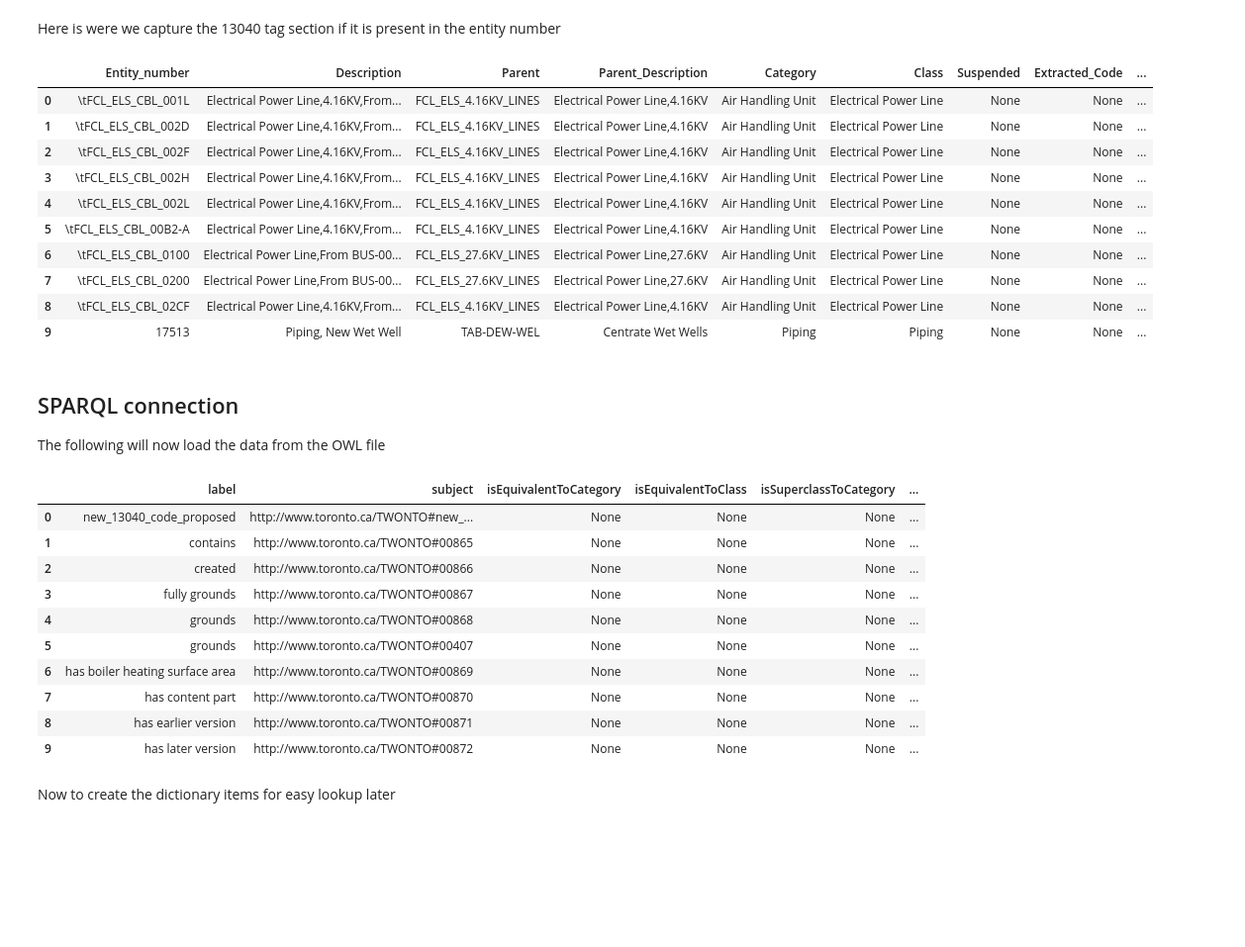
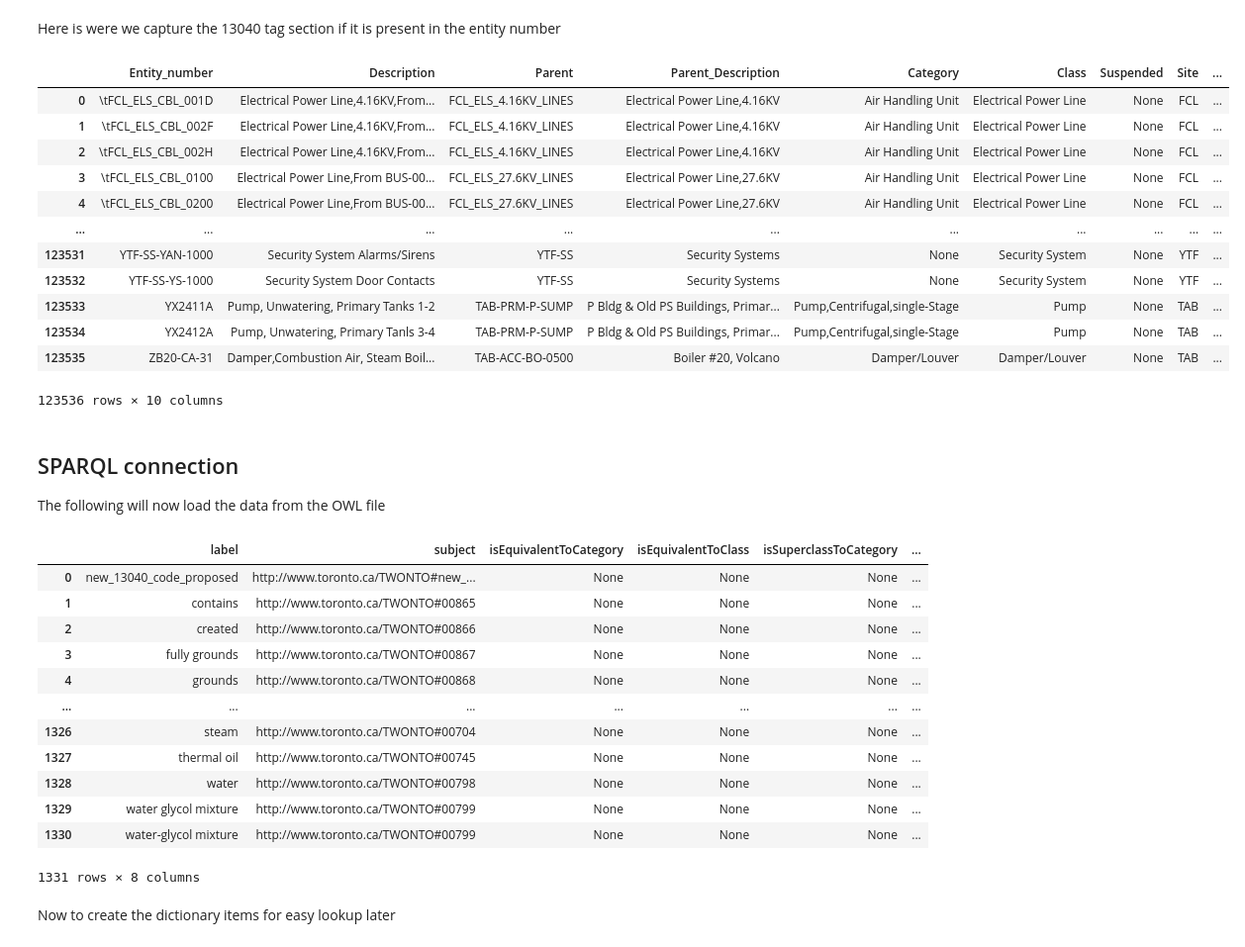
Before and after one commit to TW-ASMP/TWONTO, a Jupyter notebook: Avantis Mapping/Avantis Mapping Instructions.ipynb, the cells around one changed output. Shown at 99% size. Drawn from its saved outputs; the diff is of its cells as text; code cells hidden in the pictures; blank space fills up the shorter version.

```diff
--- a/Avantis Mapping/Avantis Mapping Instructions.ipynb
+++ b/Avantis Mapping/Avantis Mapping Instructions.ipynb
@@ -60,32 +62,34 @@ Here is were we capture the 13040 tag section if it is present in the entity num
 # %%
 import re
 
 df_13040 = pd.read_excel('13040 Codes.xlsx', sheet_name='Append1')
 dict_13040 = dict(zip(df_13040['CODE'], df_13040['DESCRIPTION']))
 
 def extract_code(entity):
     # Use regex to match the third group between dashes
     match = re.match(r'^[^-]+-[^-]+-([^-]+)-[^-]+$', str(entity))
     return match.group(1) if match else None
 
 def code_in_dict(code):
     return code if code in dict_13040 else None
 
 df['Extracted_Code'] = df['Entity_number'].apply(extract_code)
 df['Matched_Code'] = df['Extracted_Code'].apply(code_in_dict)
-df.head(10)
+df
 # %% [output]
-|  | Entity_number | Description | Parent | Parent_Description | Category | Class | Suspended | Extracted_Code | ... |
-| 0 | \tFCL_ELS_CBL_001L | Electrical Power Line,4.16KV,From... | FCL_ELS_4.16KV_LINES | Electrical Power Line,4.16KV | Air Handling Unit | Electrical Power Line | None | None | ... |
-| 1 | \tFCL_ELS_CBL_002D | Electrical Power Line,4.16KV,From... | FCL_ELS_4.16KV_LINES | Electrical Power Line,4.16KV | Air Handling Unit | Electrical Power Line | None | None | ... |
-| 2 | \tFCL_ELS_CBL_002F | Electrical Power Line,4.16KV,From... | FCL_ELS_4.16KV_LINES | Electrical Power Line,4.16KV | Air Handling Unit | Electrical Power Line | None | None | ... |
-| 3 | \tFCL_ELS_CBL_002H | Electrical Power Line,4.16KV,From... | FCL_ELS_4.16KV_LINES | Electrical Power Line,4.16KV | Air Handling Unit | Electrical Power Line | None | None | ... |
-| 4 | \tFCL_ELS_CBL_002L | Electrical Power Line,4.16KV,From... | FCL_ELS_4.16KV_LINES | Electrical Power Line,4.16KV | Air Handling Unit | Electrical Power Line | None | None | ... |
-| 5 | \tFCL_ELS_CBL_00B2-A | Electrical Power Line,4.16KV,From... | FCL_ELS_4.16KV_LINES | Electrical Power Line,4.16KV | Air Handling Unit | Electrical Power Line | None | None | ... |
-| 6 | \tFCL_ELS_CBL_0100 | Electrical Power Line,From BUS-00... | FCL_ELS_27.6KV_LINES | Electrical Power Line,27.6KV | Air Handling Unit | Electrical Power Line | None | None | ... |
-| 7 | \tFCL_ELS_CBL_0200 | Electrical Power Line,From BUS-00... | FCL_ELS_27.6KV_LINES | Electrical Power Line,27.6KV | Air Handling Unit | Electrical Power Line | None | None | ... |
-| 8 | \tFCL_ELS_CBL_02CF | Electrical Power Line,4.16KV,From... | FCL_ELS_4.16KV_LINES | Electrical Power Line,4.16KV | Air Handling Unit | Electrical Power Line | None | None | ... |
-| 9 | 17513 | Piping, New Wet Well | TAB-DEW-WEL | Centrate Wet Wells | Piping | Piping | None | None | ... |
+|  | Entity_number | Description | Parent | Parent_Description | Category | Class | Suspended | Site | ... |
+| 0 | \tFCL_ELS_CBL_001D | Electrical Power Line,4.16KV,From... | FCL_ELS_4.16KV_LINES | Electrical Power Line,4.16KV | Air Handling Unit | Electrical Power Line | None | FCL | ... |
+| 1 | \tFCL_ELS_CBL_002F | Electrical Power Line,4.16KV,From... | FCL_ELS_4.16KV_LINES | Electrical Power Line,4.16KV | Air Handling Unit | Electrical Power Line | None | FCL | ... |
+| 2 | \tFCL_ELS_CBL_002H | Electrical Power Line,4.16KV,From... | FCL_ELS_4.16KV_LINES | Electrical Power Line,4.16KV | Air Handling Unit | Electrical Power Line | None | FCL | ... |
+| 3 | \tFCL_ELS_CBL_0100 | Electrical Power Line,From BUS-00... | FCL_ELS_27.6KV_LINES | Electrical Power Line,27.6KV | Air Handling Unit | Electrical Power Line | None | FCL | ... |
+| 4 | \tFCL_ELS_CBL_0200 | Electrical Power Line,From BUS-00... | FCL_ELS_27.6KV_LINES | Electrical Power Line,27.6KV | Air Handling Unit | Electrical Power Line | None | FCL | ... |
+| ... | ... | ... | ... | ... | ... | ... | ... | ... | ... |
+| 123531 | YTF-SS-YAN-1000 | Security System Alarms/Sirens | YTF-SS | Security Systems | None | Security System | None | YTF | ... |
+| 123532 | YTF-SS-YS-1000 | Security System Door Contacts | YTF-SS | Security Systems | None | Security System | None | YTF | ... |
+| 123533 | YX2411A | Pump, Unwatering, Primary Tanks 1-2 | TAB-PRM-P-SUMP | P Bldg & Old PS Buildings, Primar... | Pump,Centrifugal,single-Stage | Pump | None | TAB | ... |
+| 123534 | YX2412A | Pump, Unwatering, Primary Tanls 3-4 | TAB-PRM-P-SUMP | P Bldg & Old PS Buildings, Primar... | Pump,Centrifugal,single-Stage | Pump | None | TAB | ... |
+| 123535 | ZB20-CA-31 | Damper,Combustion Air, Steam Boil... | TAB-ACC-BO-0500 | Boiler #20, Volcano | Damper/Louver | Damper/Louver | None | TAB | ... |
+123536 rows × 10 columns
 # %% [markdown]
 ## SPARQL connection
 The following will now load the data from the OWL file
@@ -158,7 +162,7 @@ df_sparql = pd.DataFrame(data, columns=[
     "is_superclass_to_tag_code"
 ])
 
-df_sparql.head(10)
+df_sparql
 # %% [output]
 |  | label | subject | isEquivalentToCategory | isEquivalentToClass | isSuperclassToCategory | ... |
 | 0 | new_13040_code_proposed | http://www.toronto.ca/TWONTO#new_... | None | None | None | ... |
@@ -166,11 +170,13 @@ df_sparql.head(10)
 | 2 | created | http://www.toronto.ca/TWONTO#00866 | None | None | None | ... |
 | 3 | fully grounds | http://www.toronto.ca/TWONTO#00867 | None | None | None | ... |
 | 4 | grounds | http://www.toronto.ca/TWONTO#00868 | None | None | None | ... |
-| 5 | grounds | http://www.toronto.ca/TWONTO#00407 | None | None | None | ... |
-| 6 | has boiler heating surface area | http://www.toronto.ca/TWONTO#00869 | None | None | None | ... |
-| 7 | has content part | http://www.toronto.ca/TWONTO#00870 | None | None | None | ... |
-| 8 | has earlier version | http://www.toronto.ca/TWONTO#00871 | None | None | None | ... |
-| 9 | has later version | http://www.toronto.ca/TWONTO#00872 | None | None | None | ... |
+| ... | ... | ... | ... | ... | ... | ... |
+| 1326 | steam | http://www.toronto.ca/TWONTO#00704 | None | None | None | ... |
+| 1327 | thermal oil | http://www.toronto.ca/TWONTO#00745 | None | None | None | ... |
+| 1328 | water | http://www.toronto.ca/TWONTO#00798 | None | None | None | ... |
+| 1329 | water glycol mixture | http://www.toronto.ca/TWONTO#00799 | None | None | None | ... |
+| 1330 | water-glycol mixture | http://www.toronto.ca/TWONTO#00799 | None | None | None | ... |
+1331 rows × 8 columns
 # %% [markdown]
 Now to create the dictionary items for easy lookup later
 # %%
```
Also changed, not shown: parts of 8 cells of this notebook, 5 other files.
